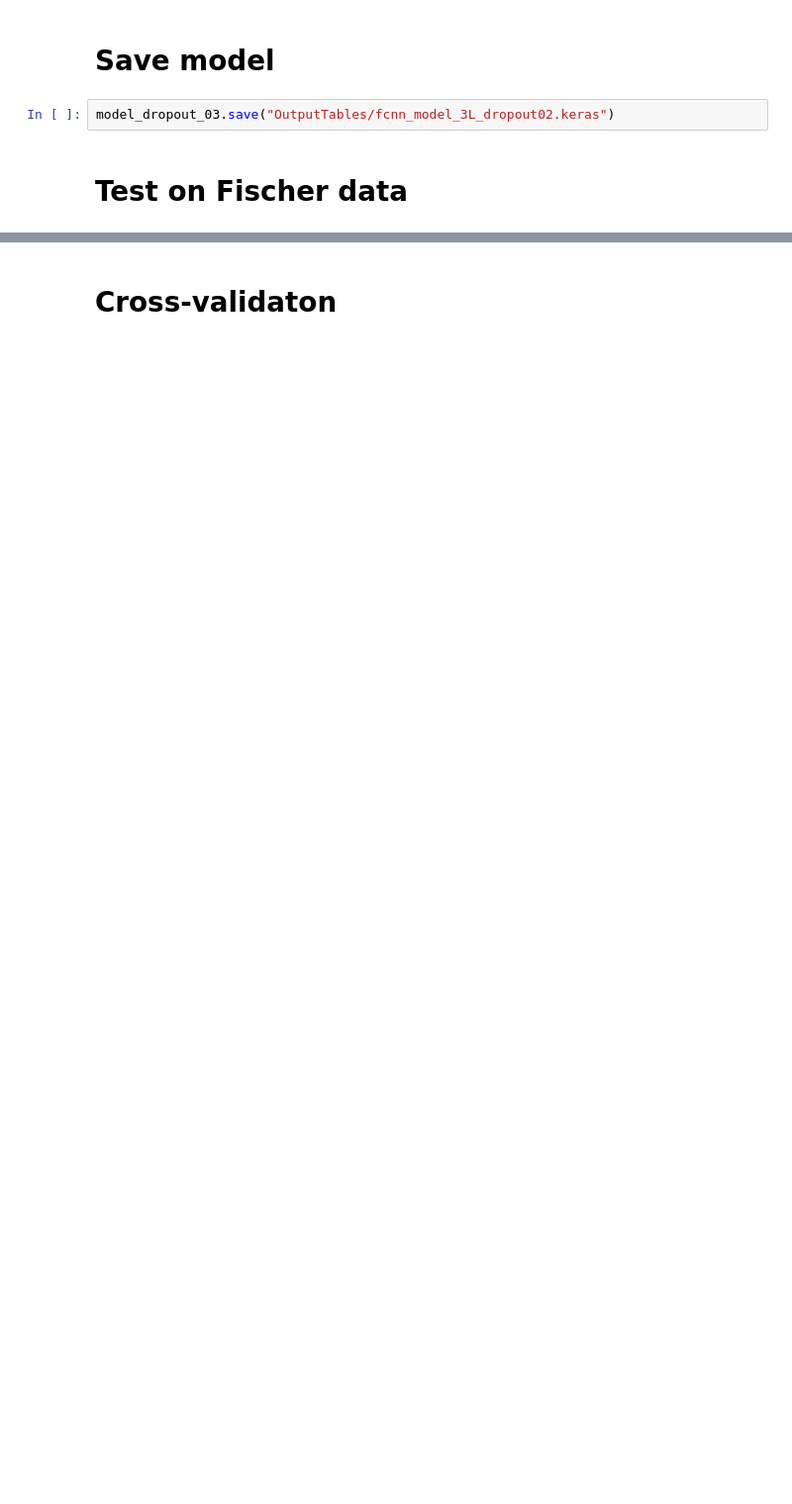
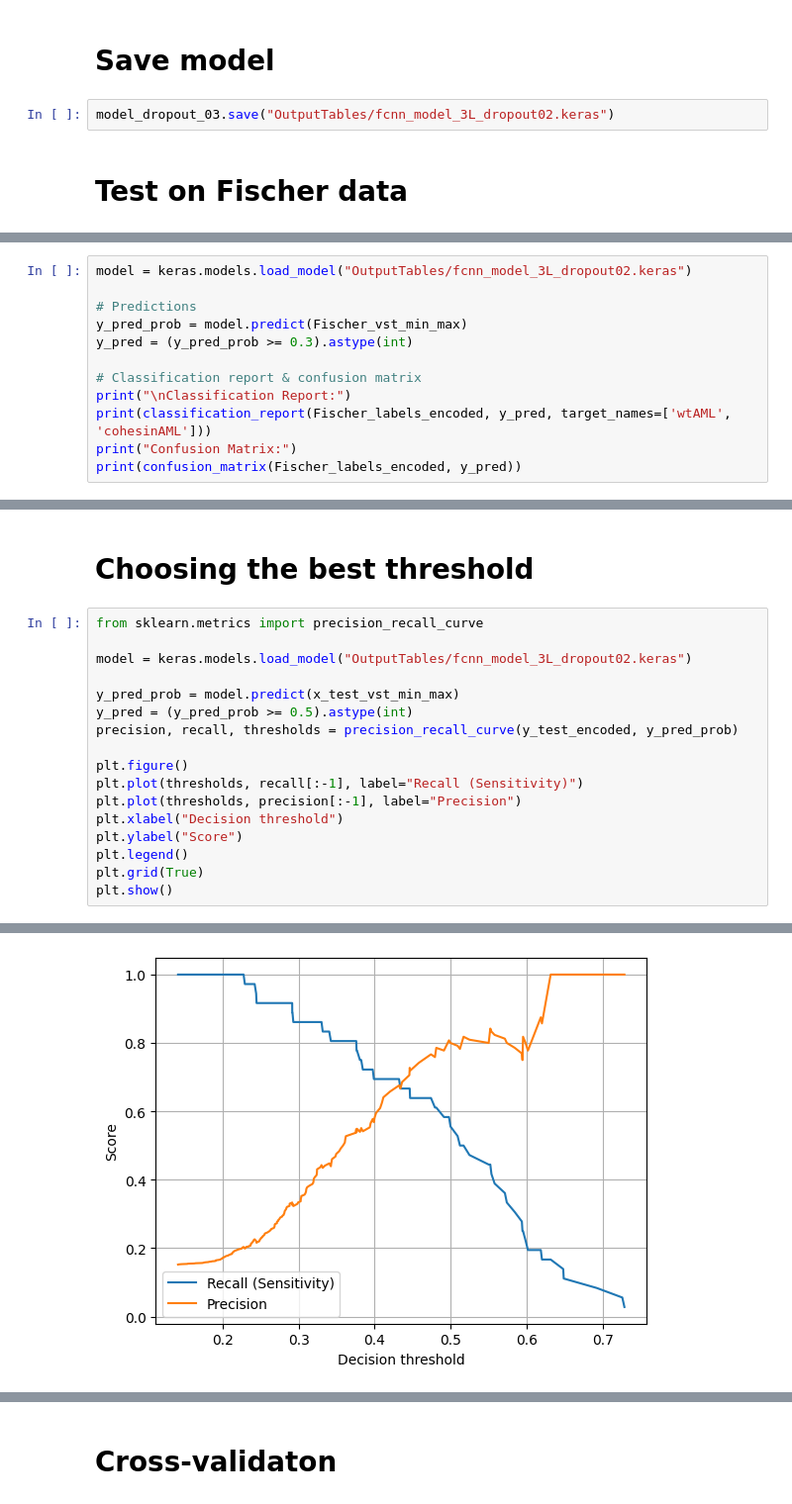
Before and after one commit to Kytusla908/CohesinAML.Predictors, a Jupyter notebook: 05_cohesin_FCNN.ipynb, the cells around one changed output, grey strips where cells are left out. Shown: that part at 99% size. Drawn from its saved outputs; the diff is of its cells as text; blank space fills up the shorter version.

```diff
--- a/05_cohesin_FCNN.ipynb
+++ b/05_cohesin_FCNN.ipynb
@@ -239,0 +276,12 @@ Confusion Matrix:
+# %%
+model = keras.models.load_model("OutputTables/fcnn_model_3L_dropout02.keras")
+
+# Predictions
+y_pred_prob = model.predict(Fischer_vst_min_max)
+y_pred = (y_pred_prob >= 0.3).astype(int)
+
+# Classification report & confusion matrix
+print("\nClassification Report:")
+print(classification_report(Fischer_labels_encoded, y_pred, target_names=['wtAML', 'cohesinAML']))
+print("Confusion Matrix:")
+print(confusion_matrix(Fischer_labels_encoded, y_pred))
@@ -239,0 +304,20 @@ Confusion Matrix:
+# %% [markdown]
+# Choosing the best threshold
+# %%
+from sklearn.metrics import precision_recall_curve
+
+model = keras.models.load_model("OutputTables/fcnn_model_3L_dropout02.keras")
+
+y_pred_prob = model.predict(x_test_vst_min_max)
+y_pred = (y_pred_prob >= 0.5).astype(int)
+precision, recall, thresholds = precision_recall_curve(y_test_encoded, y_pred_prob)
+
+plt.figure()
+plt.plot(thresholds, recall[:-1], label="Recall (Sensitivity)")
+plt.plot(thresholds, precision[:-1], label="Precision")
+plt.xlabel("Decision threshold")
+plt.ylabel("Score")
+plt.legend()
+plt.grid(True)
+plt.show()
+# %% [output]
@@ -239,0 +325 @@ Confusion Matrix:
+[figure, added]
```
Also changed, not shown: parts of 12 cells of this notebook.
